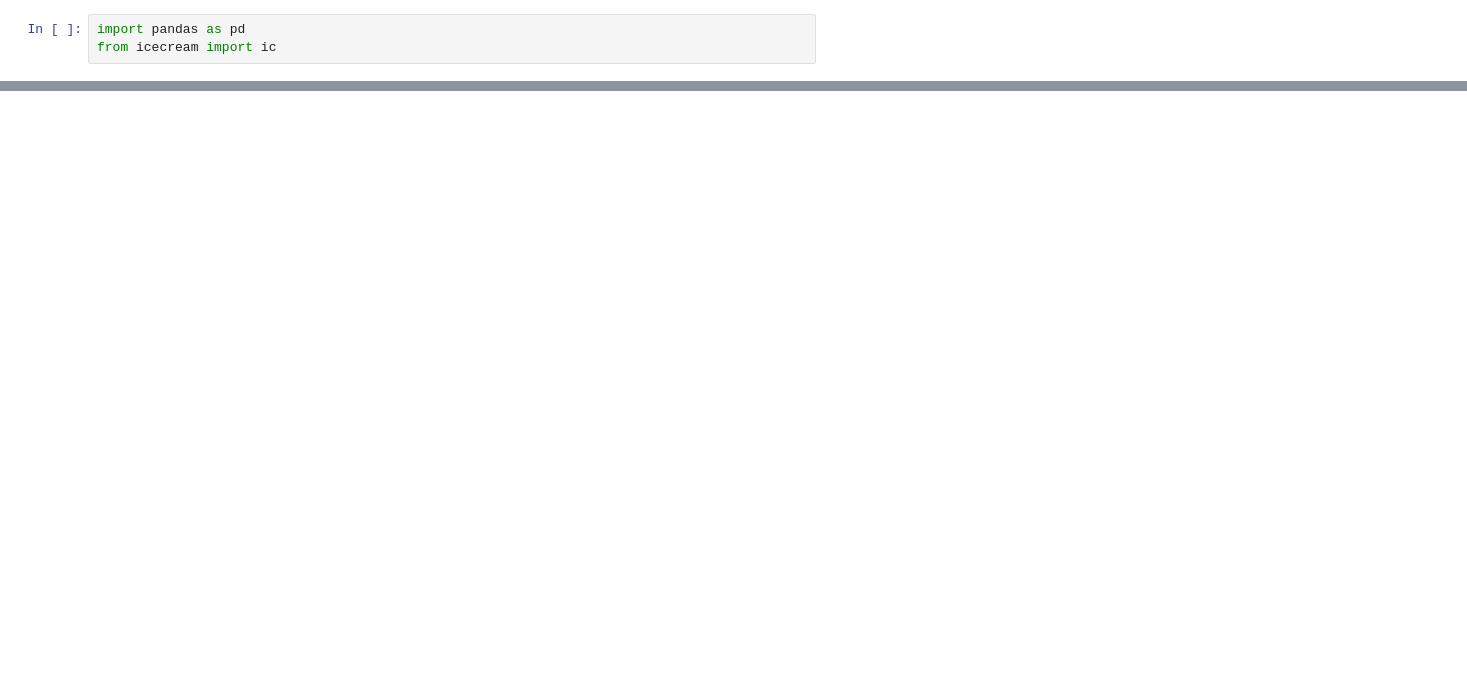
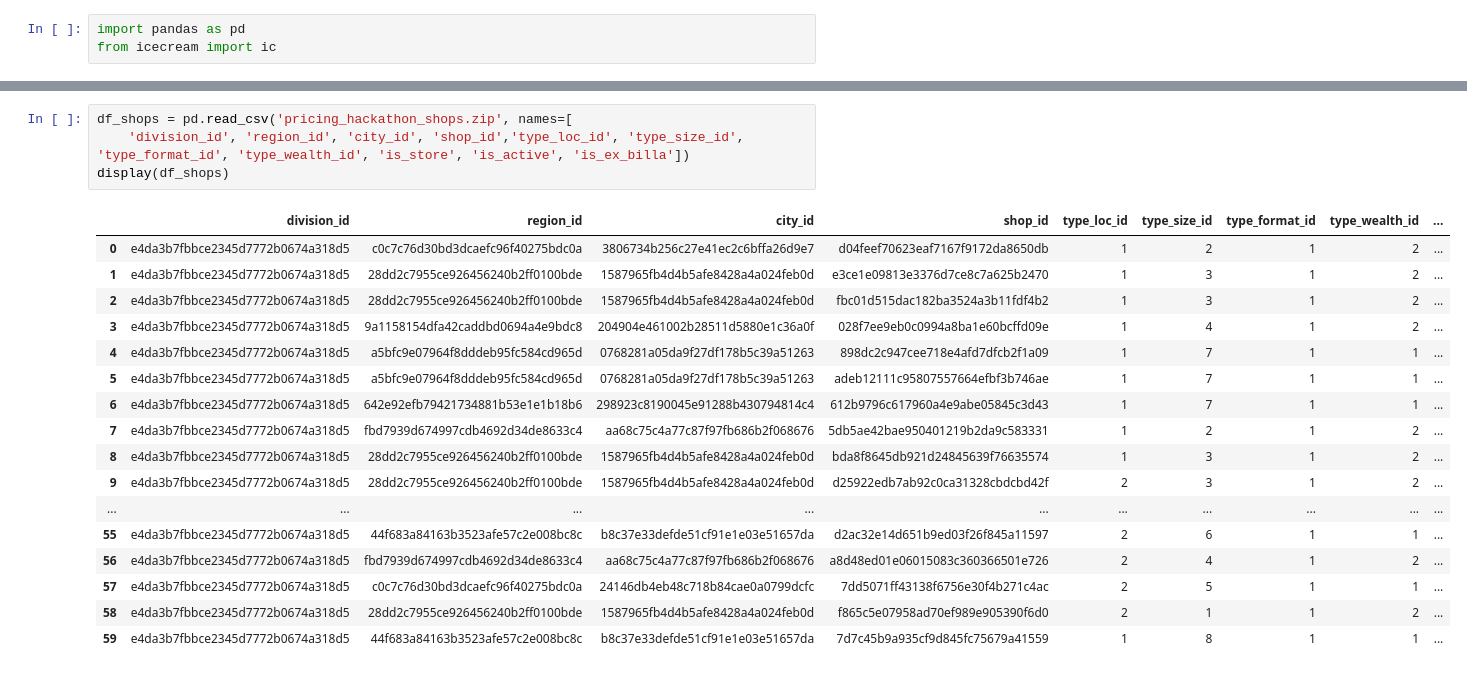
Before and after one commit to nigani/cr-lenta, a Jupyter notebook: dst-off_cr-lenta.ipynb, the cells around one changed output, grey strips where cells are left out. Drawn from its saved outputs; the diff is of its cells as text; blank space fills up the shorter version.

```diff
--- a/dst-off_cr-lenta.ipynb
+++ b/dst-off_cr-lenta.ipynb
@@ -129,0 +182,22 @@ df_prices
+# %%
+df_shops = pd.read_csv('pricing_hackathon_shops.zip', names=[
+    'division_id', 'region_id', 'city_id', 'shop_id','type_loc_id', 'type_size_id', 'type_format_id', 'type_wealth_id', 'is_store', 'is_active', 'is_ex_billa'])
+display(df_shops)
+# %% [output]
+|  | division_id | region_id | city_id | shop_id | type_loc_id | type_size_id | type_format_id | type_wealth_id | ... |
+| 0 | e4da3b7fbbce2345d7772b0674a318d5 | c0c7c76d30bd3dcaefc96f40275bdc0a | 3806734b256c27e41ec2c6bffa26d9e7 | d04feef70623eaf7167f9172da8650db | 1 | 2 | 1 | 2 | ... |
+| 1 | e4da3b7fbbce2345d7772b0674a318d5 | 28dd2c7955ce926456240b2ff0100bde | 1587965fb4d4b5afe8428a4a024feb0d | e3ce1e09813e3376d7ce8c7a625b2470 | 1 | 3 | 1 | 2 | ... |
+| 2 | e4da3b7fbbce2345d7772b0674a318d5 | 28dd2c7955ce926456240b2ff0100bde | 1587965fb4d4b5afe8428a4a024feb0d | fbc01d515dac182ba3524a3b11fdf4b2 | 1 | 3 | 1 | 2 | ... |
+| 3 | e4da3b7fbbce2345d7772b0674a318d5 | 9a1158154dfa42caddbd0694a4e9bdc8 | 204904e461002b28511d5880e1c36a0f | 028f7ee9eb0c0994a8ba1e60bcffd09e | 1 | 4 | 1 | 2 | ... |
+| 4 | e4da3b7fbbce2345d7772b0674a318d5 | a5bfc9e07964f8dddeb95fc584cd965d | 0768281a05da9f27df178b5c39a51263 | 898dc2c947cee718e4afd7dfcb2f1a09 | 1 | 7 | 1 | 1 | ... |
+| 5 | e4da3b7fbbce2345d7772b0674a318d5 | a5bfc9e07964f8dddeb95fc584cd965d | 0768281a05da9f27df178b5c39a51263 | adeb12111c95807557664efbf3b746ae | 1 | 7 | 1 | 1 | ... |
+| 6 | e4da3b7fbbce2345d7772b0674a318d5 | 642e92efb79421734881b53e1e1b18b6 | 298923c8190045e91288b430794814c4 | 612b9796c617960a4e9abe05845c3d43 | 1 | 7 | 1 | 1 | ... |
+| 7 | e4da3b7fbbce2345d7772b0674a318d5 | fbd7939d674997cdb4692d34de8633c4 | aa68c75c4a77c87f97fb686b2f068676 | 5db5ae42bae950401219b2da9c583331 | 1 | 2 | 1 | 2 | ... |
+| 8 | e4da3b7fbbce2345d7772b0674a318d5 | 28dd2c7955ce926456240b2ff0100bde | 1587965fb4d4b5afe8428a4a024feb0d | bda8f8645db921d24845639f76635574 | 1 | 3 | 1 | 2 | ... |
+| 9 | e4da3b7fbbce2345d7772b0674a318d5 | 28dd2c7955ce926456240b2ff0100bde | 1587965fb4d4b5afe8428a4a024feb0d | d25922edb7ab92c0ca31328cbdcbd42f | 2 | 3 | 1 | 2 | ... |
+| ... | ... | ... | ... | ... | ... | ... | ... | ... | ... |
+| 55 | e4da3b7fbbce2345d7772b0674a318d5 | 44f683a84163b3523afe57c2e008bc8c | b8c37e33defde51cf91e1e03e51657da | d2ac32e14d651b9ed03f26f845a11597 | 2 | 6 | 1 | 1 | ... |
+| 56 | e4da3b7fbbce2345d7772b0674a318d5 | fbd7939d674997cdb4692d34de8633c4 | aa68c75c4a77c87f97fb686b2f068676 | a8d48ed01e06015083c360366501e726 | 2 | 4 | 1 | 2 | ... |
+| 57 | e4da3b7fbbce2345d7772b0674a318d5 | c0c7c76d30bd3dcaefc96f40275bdc0a | 24146db4eb48c718b84cae0a0799dcfc | 7dd5071ff43138f6756e30f4b271c4ac | 2 | 5 | 1 | 1 | ... |
+| 58 | e4da3b7fbbce2345d7772b0674a318d5 | 28dd2c7955ce926456240b2ff0100bde | 1587965fb4d4b5afe8428a4a024feb0d | f865c5e07958ad70ef989e905390f6d0 | 2 | 1 | 1 | 2 | ... |
+| 59 | e4da3b7fbbce2345d7772b0674a318d5 | 44f683a84163b3523afe57c2e008bc8c | b8c37e33defde51cf91e1e03e51657da | 7d7c45b9a935cf9d845fc75679a41559 | 1 | 8 | 1 | 1 | ... |
```
Also changed, not shown: parts of 24 cells of this notebook.
